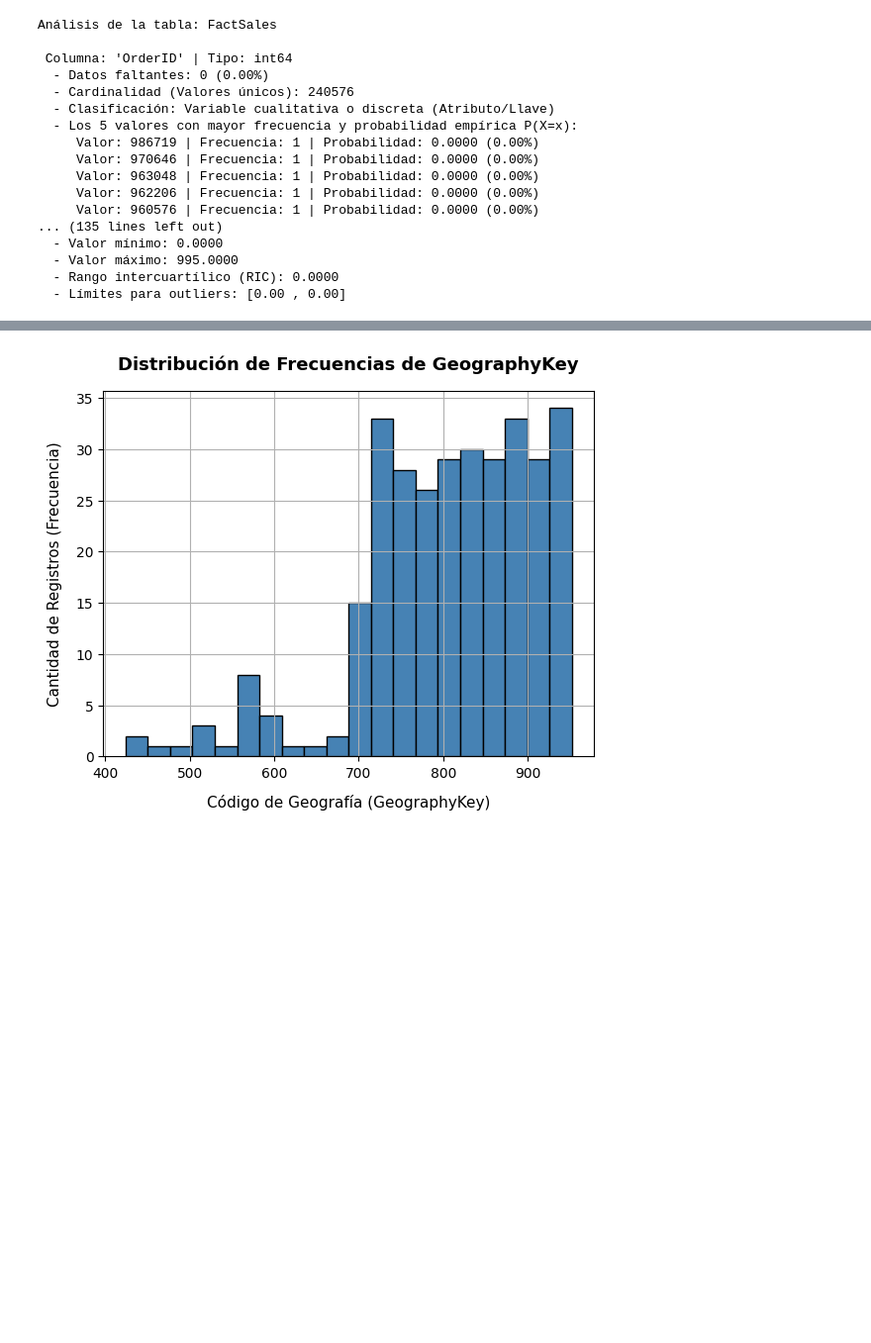
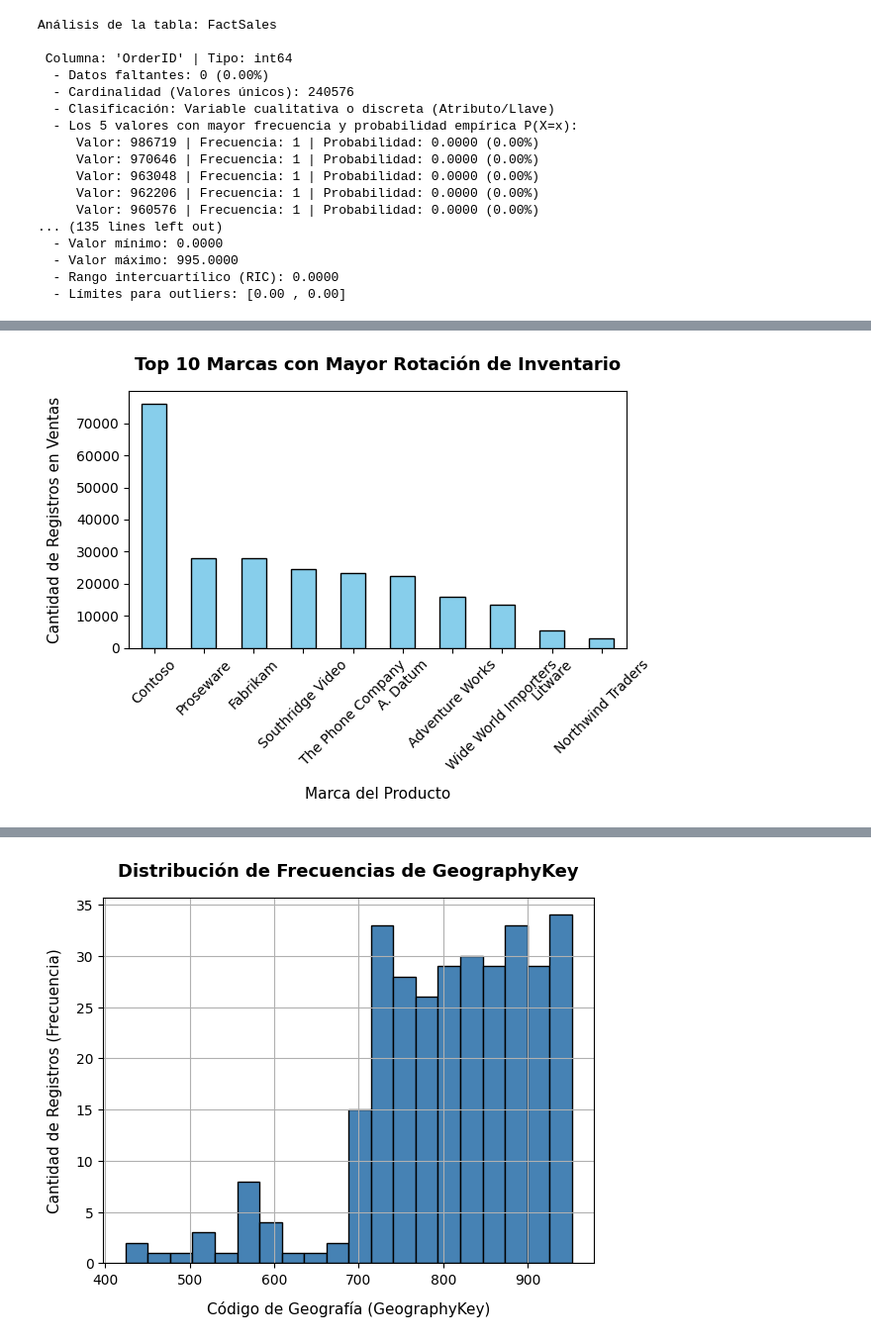
Before and after one commit to DarkLyng/Proyecto_Modelos, a Jupyter notebook: Proyecto_Modelos_.ipynb, the cells around one changed output, grey strips where cells are left out. Shown at 99% size. Saved outputs shown, nothing was run; the diff lists cells and outputs as text; code cells hidden in the pictures; blank space fills up the shorter version.

```diff
--- a/Proyecto_Modelos_.ipynb
+++ b/Proyecto_Modelos_.ipynb
@@ -305,0 +321,14 @@ Análisis de la tabla: FactSales
+# %%
+# Unir temporalmente para obtener la marca del producto vendido
+df_marcas = tablas[7].merge(tablas[2][['ProductKey', 'BrandName']], on='ProductKey', how='left')
+top_marcas = df_marcas['BrandName'].value_counts().head(10)
+
+# Gráfico
+top_marcas.plot(kind='bar', color='skyblue', edgecolor='black', rot=45)
+plt.title("Top 10 Marcas con Mayor Rotación de Inventario", fontsize=13, fontweight='bold', pad=15)
+plt.xlabel("Marca del Producto", fontsize=11, labelpad=10)
+plt.ylabel("Cantidad de Registros en Ventas", fontsize=11, labelpad=10)
+plt.tight_layout() # Evita que se corten las etiquetas inclinadas
+plt.show()
+# %% [output]
+[figure, added]
```
Also changed, not shown: parts of 17 cells of this notebook.
